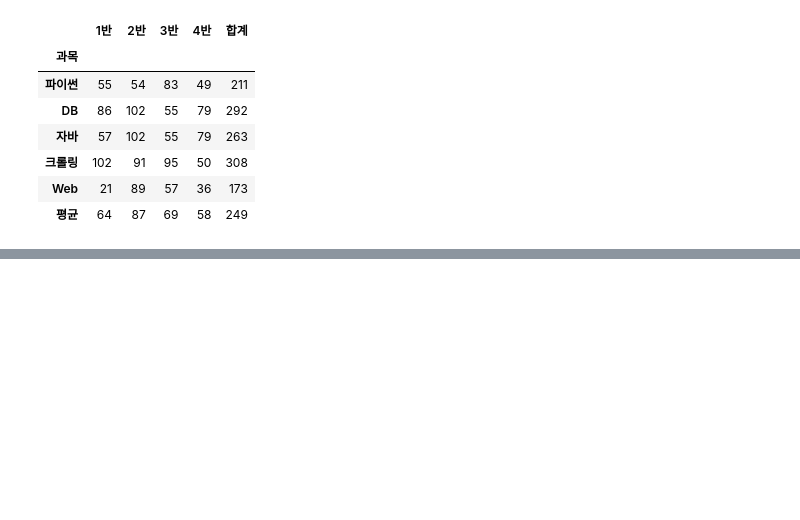
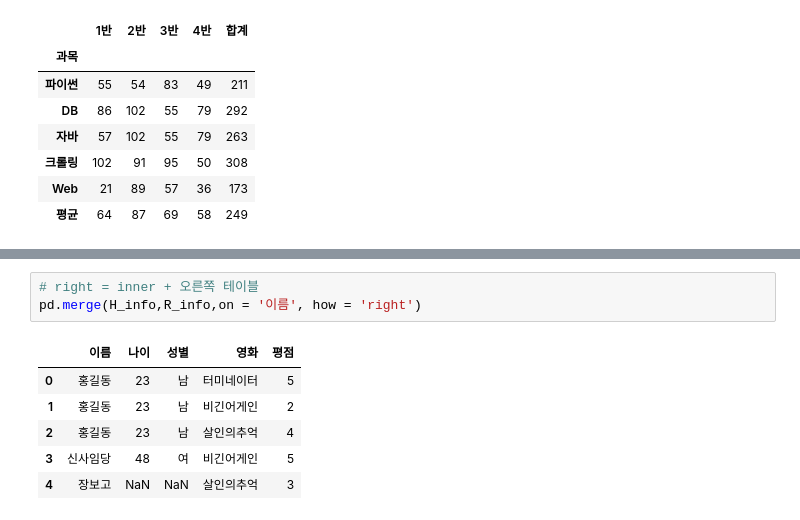
Before and after one commit to Rangbit/Python_study, a Jupyter notebook: Python Library/2.Pandas Library.ipynb, the cells around one changed output, grey strips where cells are left out. Saved outputs shown, nothing was run; the diff lists cells and outputs as text; blank space fills up the shorter version.

```diff
--- a/Python Library/2.Pandas Library.ipynb
+++ b/Python Library/2.Pandas Library.ipynb
@@ -764,0 +822,10 @@ score.applymap(plus)
+# %%
+# right = inner + 오른쪽 테이블
+pd.merge(H_info,R_info,on = '이름', how = 'right')
+# %% [output]
+|  | 이름 | 나이 | 성별 | 영화 | 평점 |
+| 0 | 홍길동 | 23 | 남 | 터미네이터 | 5 |
+| 1 | 홍길동 | 23 | 남 | 비긴어게인 | 2 |
+| 2 | 홍길동 | 23 | 남 | 살인의추억 | 4 |
+| 3 | 신사임당 | 48 | 여 | 비긴어게인 | 5 |
+| 4 | 장보고 | NaN | NaN | 살인의추억 | 3 |
```
Also changed, not shown: parts of 18 cells of this notebook, 3 other files.
